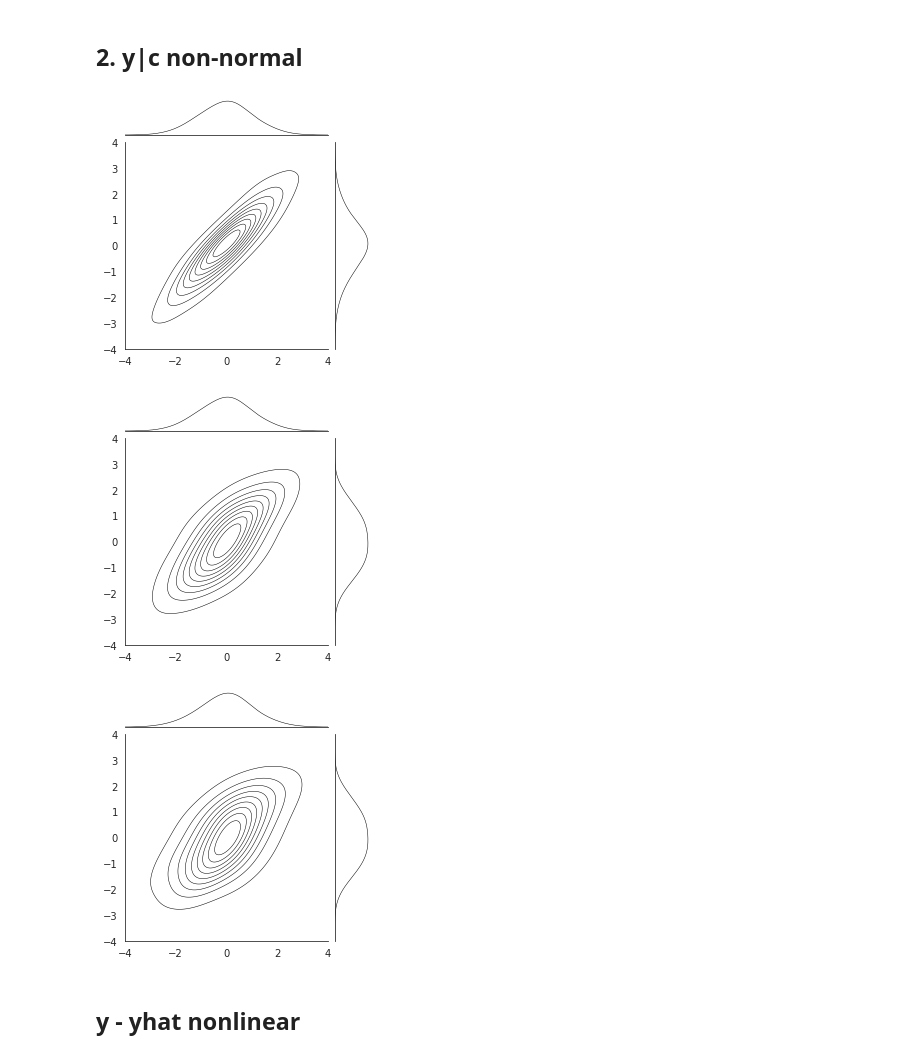
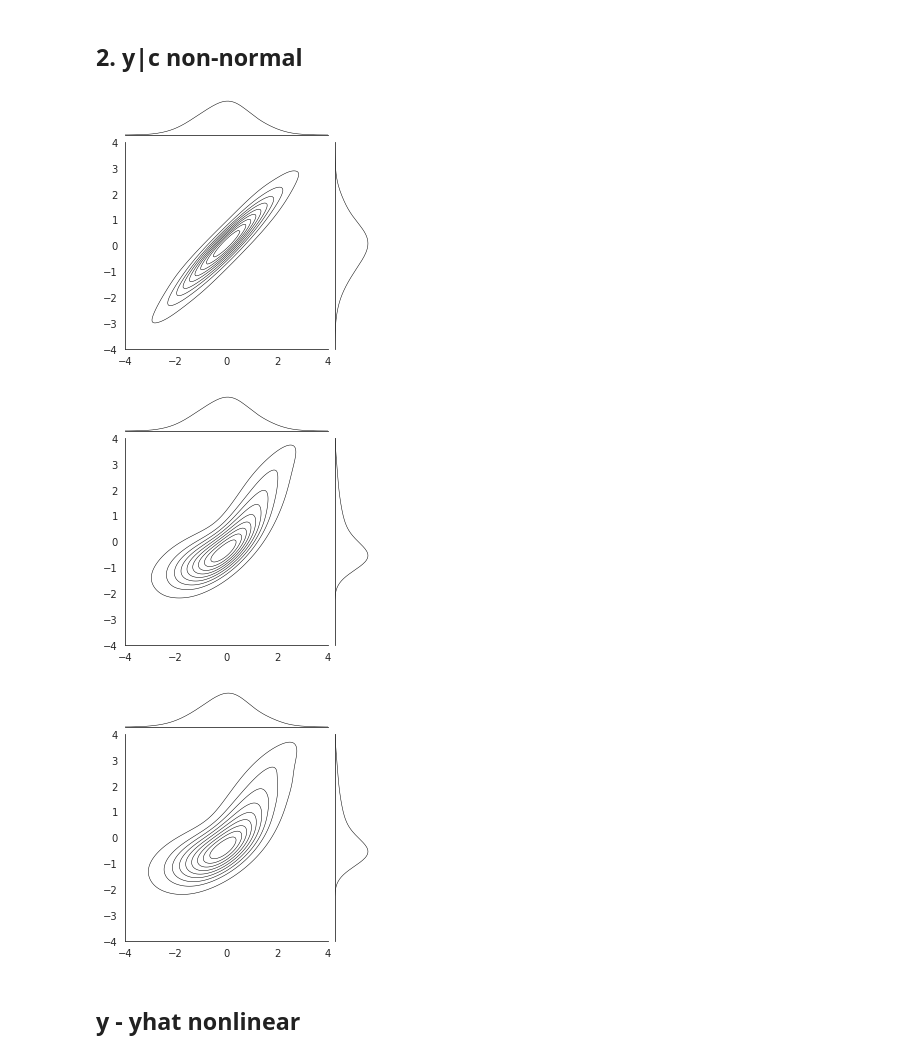
Before and after one commit to pni-lab/mlconfound-manuscript, a Jupyter notebook: simulated/plot_simulations.ipynb, the cells around one changed output. Cells and saved outputs as stored; diff of their text form; code cells hidden in the pictures.

```diff
--- a/simulated/plot_simulations.ipynb
+++ b/simulated/plot_simulations.ipynb
@@ -14,3 +11,10 @@ w_cyhat=0
+# %%
+N=1
+n=10000
+
+w_yc=3
+w_yyhat=3
+w_cyhat=0
 # %% [markdown]
 ## 1. all normal and linear
 # %%
@@ -41,27 +51,28 @@ with sns.axes_style("white"):
 # %%
 y, c, yhat =simulate_y_c_yhat(w_yc=w_yc,
                               w_yyhat=w_yyhat, w_cyhat=w_cyhat,
                               n=1000,
                               random_state=42,
-                              delta=0.5,
-                              epsilon=0)
+                              delta=1,
+                              epsilon=-5)
 with sns.axes_style("white"):
     sns.jointplot(x=y,y=c, kind="kde", height=4,
                   marginal_kws={"color":"black", "lw":0.5, "bw_adjust":2},
                   joint_kws={"colors":"black", "linewidths":0.5, "bw_adjust":2},
                   xlim = (-4,4), ylim = (-4,4))
     sns.jointplot(x=y,y=yhat, kind="kde", height=4,
                   marginal_kws={"color":"black", "lw":0.5, "bw_adjust":2},
                   joint_kws={"colors":"black", "linewidths":0.5, "bw_adjust":2},
                   xlim = (-4,4), ylim = (-4,4))
+
     sns.jointplot(x=c,y=yhat, kind="kde", height=4,
                   marginal_kws={"color":"black", "lw":0.5, "bw_adjust":2},
                   joint_kws={"colors":"black", "linewidths":0.5, "bw_adjust":2},
                   xlim = (-4,4), ylim = (-4,4))
 # %% [output]
-[figure, old version]
+[figure, new version]
-[figure, old version]
+[figure, new version]
-[figure, old version]
+[figure, new version]
 # %% [markdown]
 ## y - yhat nonlinear
 # %%
```
Also changed, not shown: parts of 10 cells of this notebook, 3 other files.
